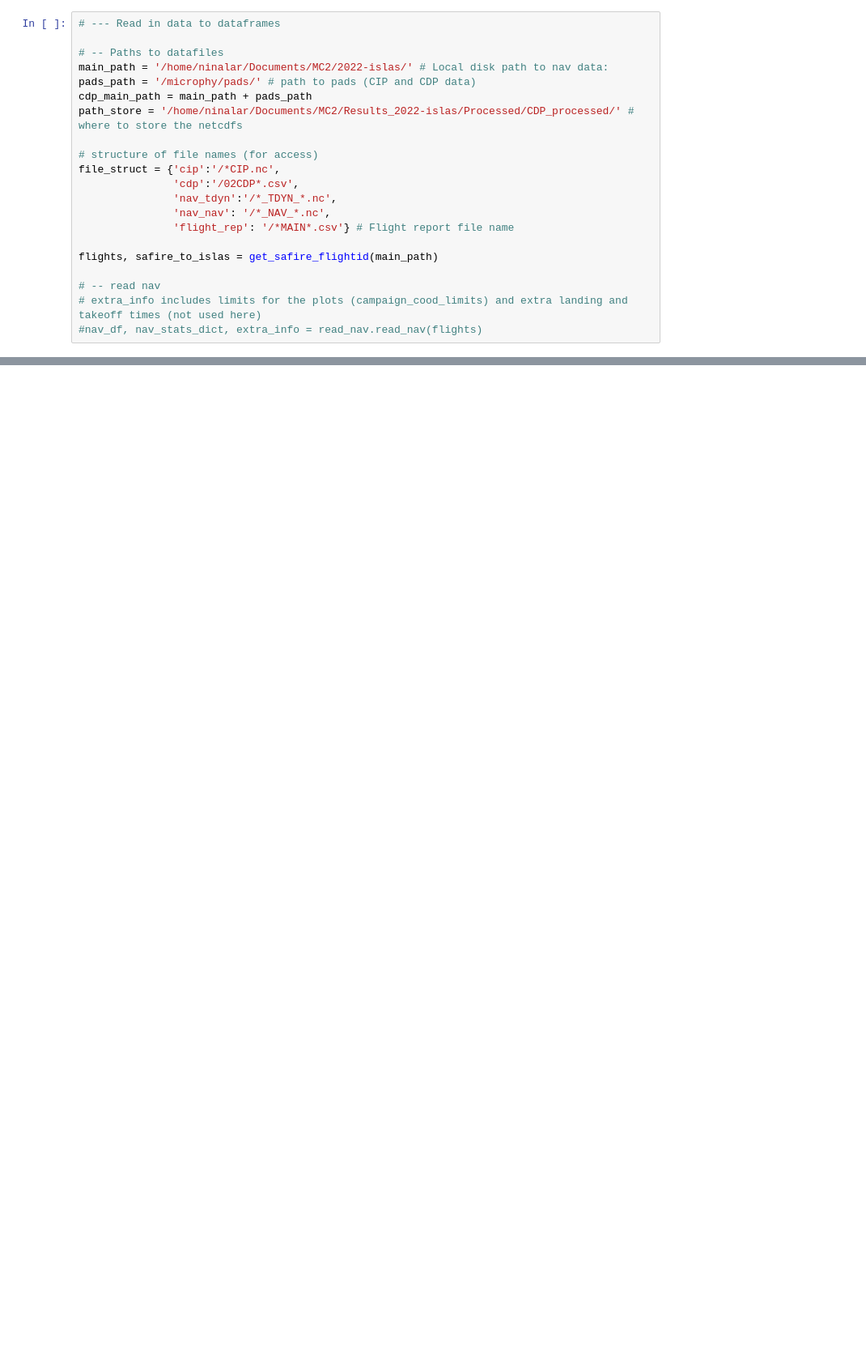
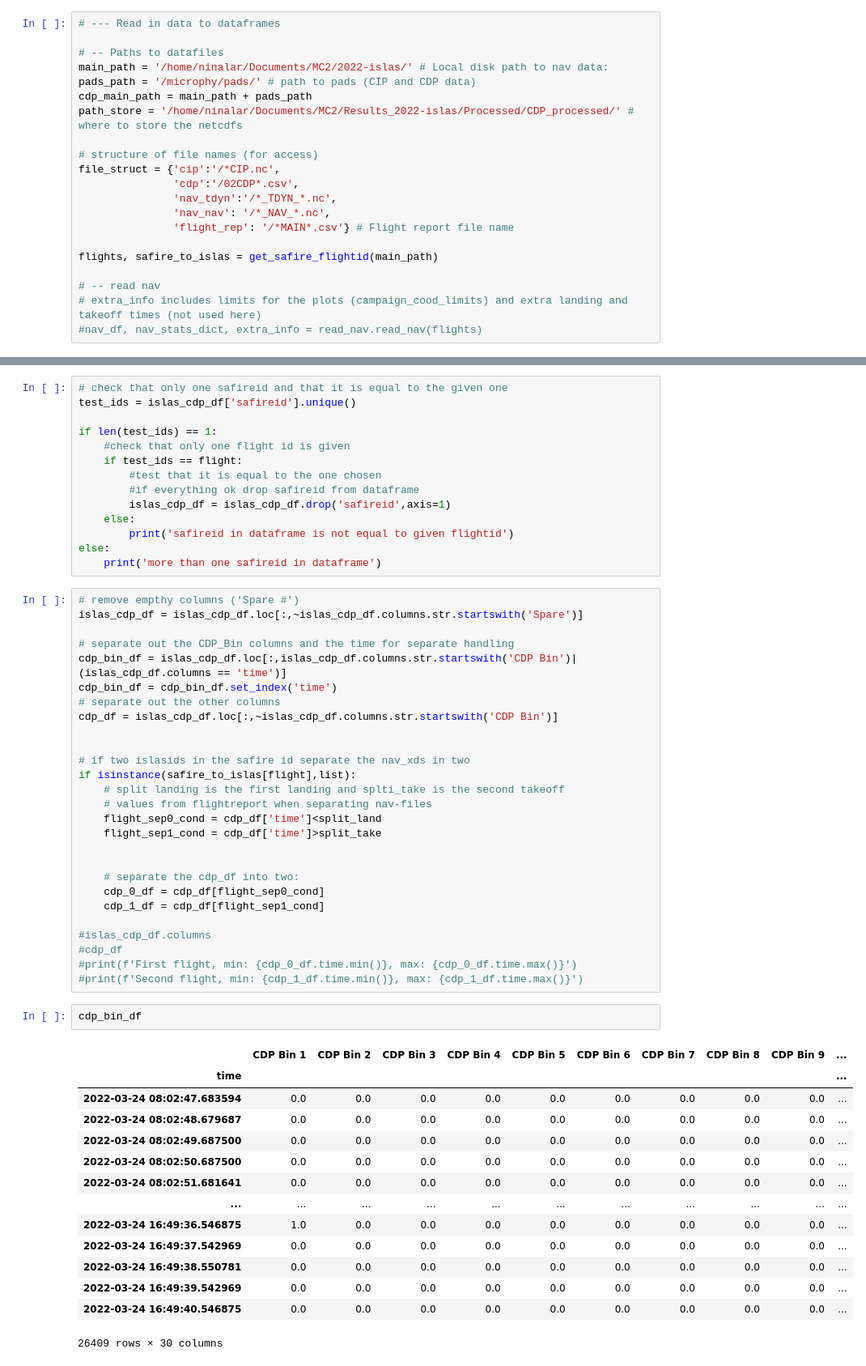
Before and after one commit to niellaNina/procIslasMicrophy, a Jupyter notebook: postprocessing/CDP_to_NC.ipynb, the cells around one changed output, grey strips where cells are left out. Shown at 81% size. Cells and saved outputs as stored; diff of their text form; blank space fills up the shorter version.

```diff
--- a/postprocessing/CDP_to_NC.ipynb
+++ b/postprocessing/CDP_to_NC.ipynb
@@ -104,0 +229,58 @@ if isinstance(safire_to_islas[flight],list):
+# %%
+# check that only one safireid and that it is equal to the given one
+test_ids = islas_cdp_df['safireid'].unique()
+
+if len(test_ids) == 1:
+    #check that only one flight id is given
+    if test_ids == flight:
+        #test that it is equal to the one chosen
+        #if everything ok drop safireid from dataframe
+        islas_cdp_df = islas_cdp_df.drop('safireid',axis=1)
+    else:
+        print('safireid in dataframe is not equal to given flightid')
+else:
+    print('more than one safireid in dataframe')
+# %%
+# remove empthy columns ('Spare #')
+islas_cdp_df = islas_cdp_df.loc[:,~islas_cdp_df.columns.str.startswith('Spare')]
+
+# separate out the CDP_Bin columns and the time for separate handling
+cdp_bin_df = islas_cdp_df.loc[:,islas_cdp_df.columns.str.startswith('CDP Bin')|(islas_cdp_df.columns == 'time')]
+cdp_bin_df = cdp_bin_df.set_index('time')
+# separate out the other columns
+cdp_df = islas_cdp_df.loc[:,~islas_cdp_df.columns.str.startswith('CDP Bin')]
+
+
+# if two islasids in the safire id separate the nav_xds in two
+if isinstance(safire_to_islas[flight],list):
+    # split landing is the first landing and splti_take is the second takeoff
+    # values from flightreport when separating nav-files
+    flight_sep0_cond = cdp_df['time']<split_land
+    flight_sep1_cond = cdp_df['time']>split_take
+
+
+    # separate the cdp_df into two:
+    cdp_0_df = cdp_df[flight_sep0_cond]
+    cdp_1_df = cdp_df[flight_sep1_cond]
+
+#islas_cdp_df.columns
+#cdp_df
+#print(f'First flight, min: {cdp_0_df.time.min()}, max: {cdp_0_df.time.max()}')
+#print(f'Second flight, min: {cdp_1_df.time.min()}, max: {cdp_1_df.time.max()}')
+# %%
+cdp_bin_df
+# %% [output]
+|  | CDP Bin 1 | CDP Bin 2 | CDP Bin 3 | CDP Bin 4 | CDP Bin 5 | CDP Bin 6 | CDP Bin 7 | CDP Bin 8 | CDP Bin 9 | ... |
+| time |  |  |  |  |  |  |  |  |  | ... |
+| 2022-03-24 08:02:47.683594 | 0.0 | 0.0 | 0.0 | 0.0 | 0.0 | 0.0 | 0.0 | 0.0 | 0.0 | ... |
+| 2022-03-24 08:02:48.679687 | 0.0 | 0.0 | 0.0 | 0.0 | 0.0 | 0.0 | 0.0 | 0.0 | 0.0 | ... |
+| 2022-03-24 08:02:49.687500 | 0.0 | 0.0 | 0.0 | 0.0 | 0.0 | 0.0 | 0.0 | 0.0 | 0.0 | ... |
+| 2022-03-24 08:02:50.687500 | 0.0 | 0.0 | 0.0 | 0.0 | 0.0 | 0.0 | 0.0 | 0.0 | 0.0 | ... |
+| 2022-03-24 08:02:51.681641 | 0.0 | 0.0 | 0.0 | 0.0 | 0.0 | 0.0 | 0.0 | 0.0 | 0.0 | ... |
+| ... | ... | ... | ... | ... | ... | ... | ... | ... | ... | ... |
+| 2022-03-24 16:49:36.546875 | 1.0 | 0.0 | 0.0 | 0.0 | 0.0 | 0.0 | 0.0 | 0.0 | 0.0 | ... |
+| 2022-03-24 16:49:37.542969 | 0.0 | 0.0 | 0.0 | 0.0 | 0.0 | 0.0 | 0.0 | 0.0 | 0.0 | ... |
+| 2022-03-24 16:49:38.550781 | 0.0 | 0.0 | 0.0 | 0.0 | 0.0 | 0.0 | 0.0 | 0.0 | 0.0 | ... |
+| 2022-03-24 16:49:39.542969 | 0.0 | 0.0 | 0.0 | 0.0 | 0.0 | 0.0 | 0.0 | 0.0 | 0.0 | ... |
+| 2022-03-24 16:49:40.546875 | 0.0 | 0.0 | 0.0 | 0.0 | 0.0 | 0.0 | 0.0 | 0.0 | 0.0 | ... |
+26409 rows × 30 columns
```
Also changed, not shown: parts of 7 cells of this notebook, 1 other file.
